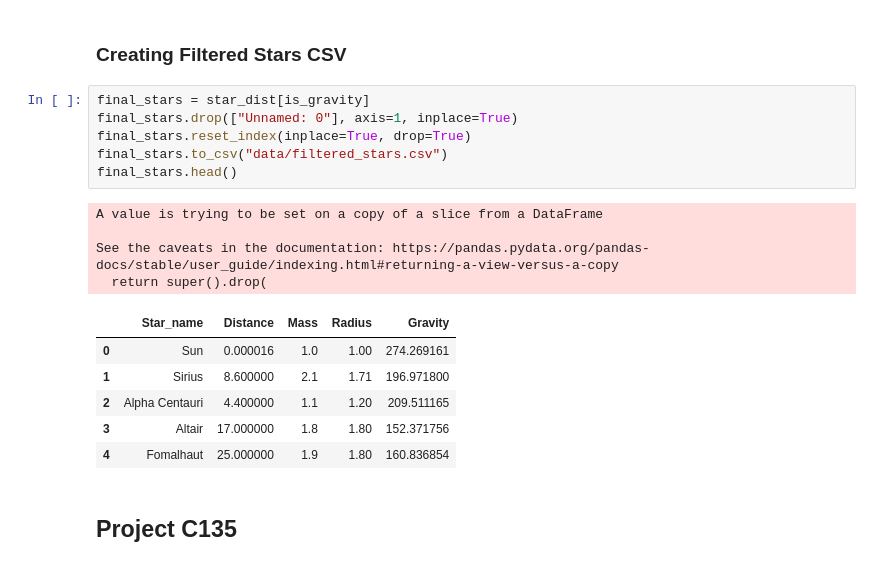
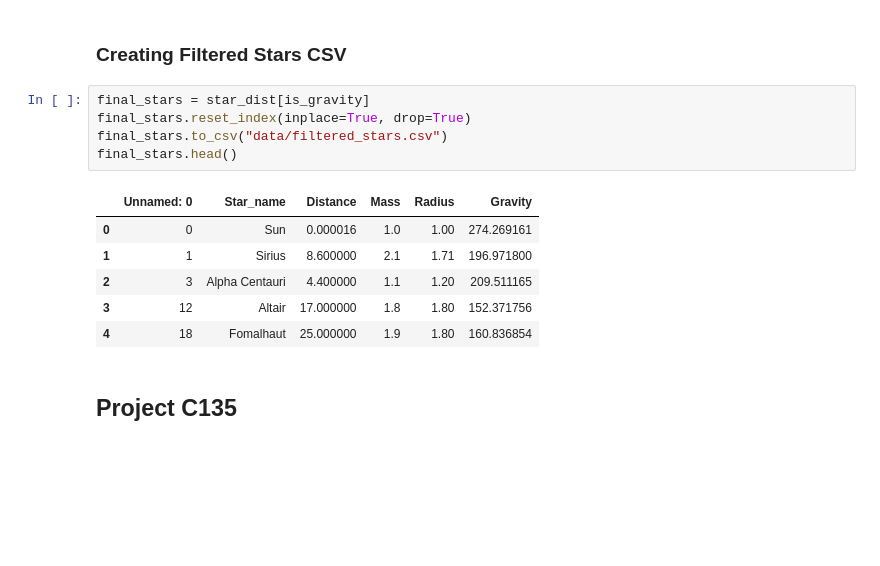
Before and after one commit to YamiAtem/Stars, a Jupyter notebook: notebook.ipynb, the cells around one changed output. Cells and saved outputs as stored; diff of their text form; blank space fills up the shorter version.

```diff
--- a/notebook.ipynb
+++ b/notebook.ipynb
@@ -156,21 +156,16 @@ is_gravity = pandas.Series(gravity_bool)
 ### Creating Filtered Stars CSV
 # %%
 final_stars = star_dist[is_gravity]
-final_stars.drop(["Unnamed: 0"], axis=1, inplace=True)
 final_stars.reset_index(inplace=True, drop=True)
 final_stars.to_csv("data/filtered_stars.csv")
 final_stars.head()
 # %% [output]
-A value is trying to be set on a copy of a slice from a DataFrame
-
-See the caveats in the documentation: https://pandas.pydata.org/pandas-docs/stable/user_guide/indexing.html#returning-a-view-versus-a-copy
-  return super().drop(
-|  | Star_name | Distance | Mass | Radius | Gravity |
-| 0 | Sun | 0.000016 | 1.0 | 1.00 | 274.269161 |
-| 1 | Sirius | 8.600000 | 2.1 | 1.71 | 196.971800 |
-| 2 | Alpha Centauri | 4.400000 | 1.1 | 1.20 | 209.511165 |
-| 3 | Altair | 17.000000 | 1.8 | 1.80 | 152.371756 |
-| 4 | Fomalhaut | 25.000000 | 1.9 | 1.80 | 160.836854 |
+|  | Unnamed: 0 | Star_name | Distance | Mass | Radius | Gravity |
+| 0 | 0 | Sun | 0.000016 | 1.0 | 1.00 | 274.269161 |
+| 1 | 1 | Sirius | 8.600000 | 2.1 | 1.71 | 196.971800 |
+| 2 | 3 | Alpha Centauri | 4.400000 | 1.1 | 1.20 | 209.511165 |
+| 3 | 12 | Altair | 17.000000 | 1.8 | 1.80 | 152.371756 |
+| 4 | 18 | Fomalhaut | 25.000000 | 1.9 | 1.80 | 160.836854 |
 # %% [markdown]
 ## Project C135
 # %% [markdown]
```
Also changed, not shown: 3 other files.
